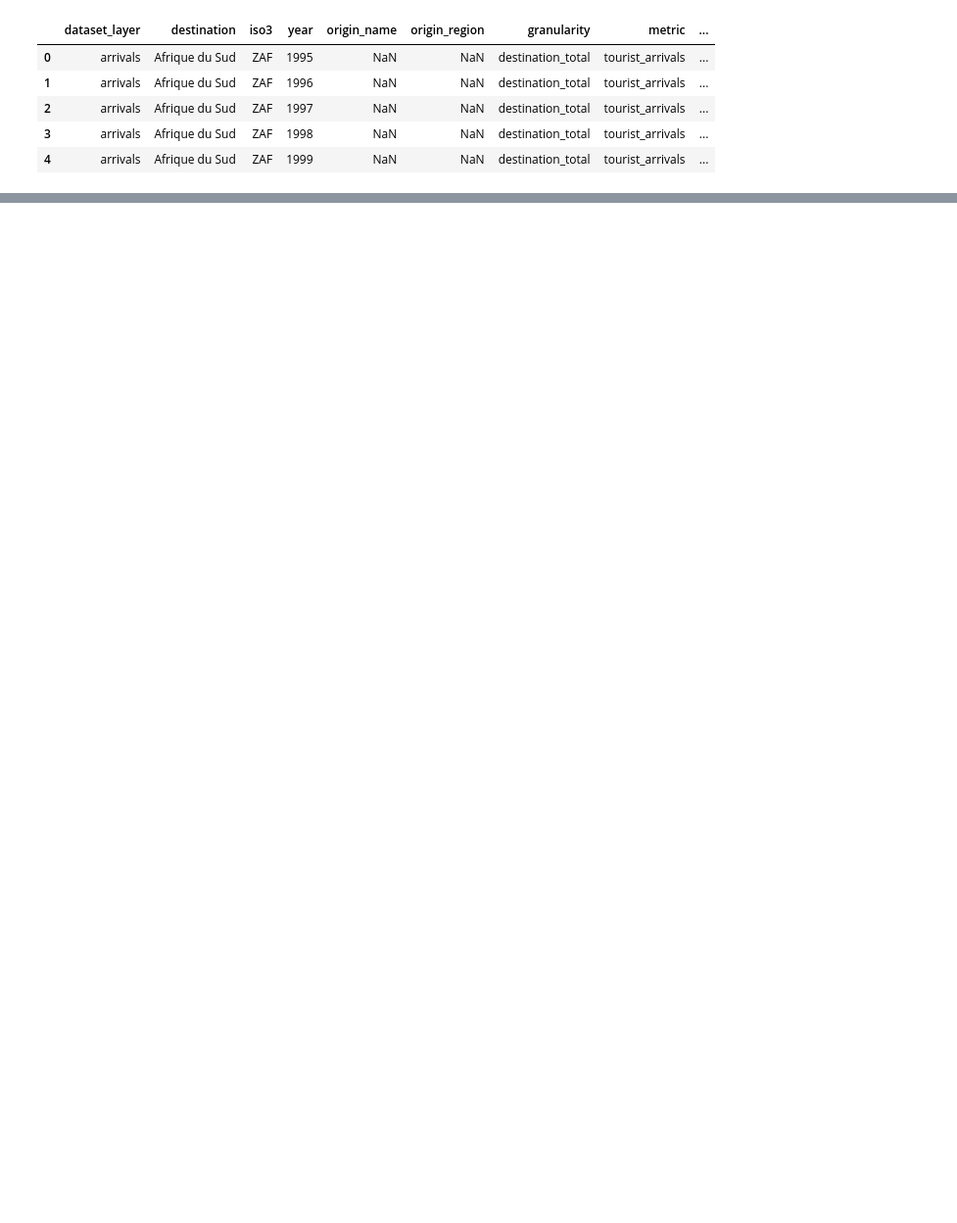
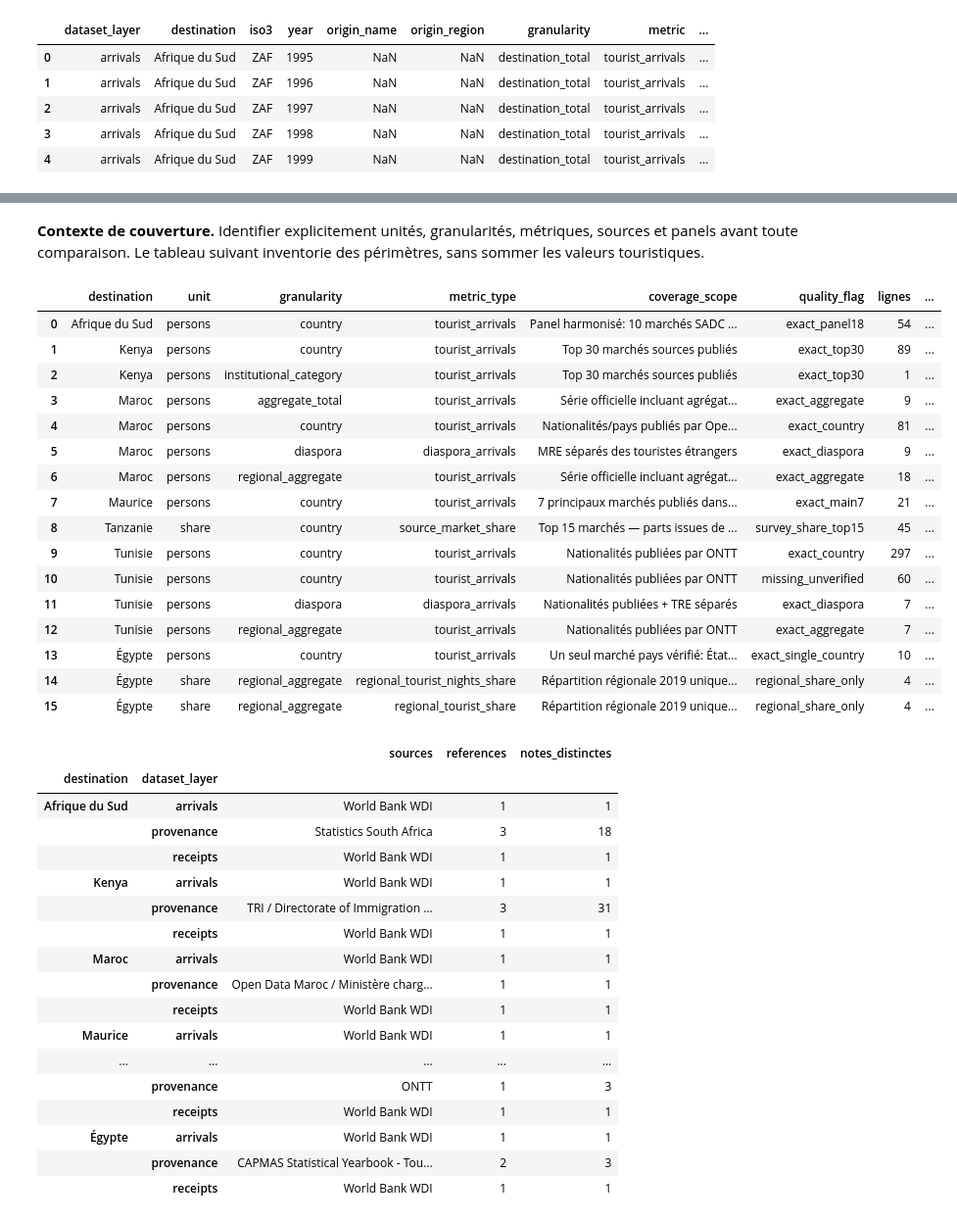
Before and after one commit to DiakiteIsmaila/Trends-Tourisme-Afrique, a Jupyter notebook: notebooks/01_analyse_exploratoire.ipynb, the cells around one changed output, grey strips where cells are left out. Shown at 98% size. Saved outputs shown, nothing was run; the diff lists cells and outputs as text; code cells hidden in the pictures; blank space fills up the shorter version.

```diff
--- a/notebooks/01_analyse_exploratoire.ipynb
+++ b/notebooks/01_analyse_exploratoire.ipynb
@@ -48,0 +174,23 @@ Couches de données : {'provenance': 716, 'arrivals': 182, 'receipts': 182}
+# %%
+national_mask = df["dataset_layer"].isin(["arrivals", "receipts"])
+provenance_mask = df["dataset_layer"].eq("provenance")
+scand = df.loc[df["destination"].eq("Tunisie") & df["origin_name"].eq("Scandinaves")]
+uno = df.loc[df["destination"].eq("Kenya") & df["origin_name"].eq("United Nations Organization")]
+tun_missing = df.loc[provenance_mask & df["destination"].eq("Tunisie") & df["value"].isna() & df["year"].isin([2017, 2018])]
+trace_columns = ["source_name", "source_reference", "coverage_scope", "notes"]
+expected_metric = df["dataset_layer"].map({"arrivals": "tourist_arrivals", "receipts": "tourism_receipts", "provenance": "tourist_origin"})
+national_units = df.loc[national_mask, "dataset_layer"].map({"arrivals": "persons", "receipts": "current_USD"})
+share_values = df.loc[df["unit"].eq("share"), "value"].dropna()
+
+integrity_controls = control_table([
+    ("Année entière sans absence", "Vrai", str(pd.api.types.is_integer_dtype(df["year"]) and df["year"].notna().all()), pd.api.types.is_integer_dtype(df["year"]) and df["year"].notna().all()),
+    ("Value numérique", "Vrai", str(pd.api.types.is_numeric_dtype(df["value"])), pd.api.types.is_numeric_dtype(df["value"])),
+    ("Metric cohérente avec la couche", "Vrai", str(df["metric"].eq(expected_metric).all()), df["metric"].eq(expected_metric).all()),
+    ("Unités nationales", "persons / current_USD", ", ".join(sorted(df.loc[national_mask, "unit"].unique())), df.loc[national_mask, "unit"].eq(national_units).all()),
+    ("Totaux nationaux", "destination_total", ", ".join(df.loc[national_mask, "granularity"].unique()), df.loc[national_mask, ["granularity", "metric_type"]].eq("destination_total").all().all()),
+    ("Parts décimales", "Entre 0 et 1", f"{share_values.min():.3f} à {share_values.max():.3f}", share_values.between(0, 1).all()),
+    ("Traçabilité renseignée", "0 champ vide", str(int(df[trace_columns].isna().sum().sum())), df[trace_columns].notna().all().all() and df[trace_columns].apply(lambda s: s.str.strip().ne("").all()).all()),
+    ("Scandinaves", "7 lignes, 2017–2023, agrégat", str(len(scand)), len(scand) == 7 and set(scand["year"]) == set(range(2017, 2024)) and scand["granularity"].eq("regional_aggregate").all() and scand["quality_flag"].eq("exact_aggregate").all()),
+    ("ONU Kenya", "1 ligne 2022, institution, exact_top30", str(len(uno)), len(uno) == 1 and uno["year"].eq(2022).all() and uno["granularity"].eq("institutional_category").all() and uno["quality_flag"].eq("exact_top30").all()),
+    ("Absences tunisiennes", "60 lignes missing_unverified", str(len(tun_missing)), len(tun_missing) == 60 and tun_missing["quality_flag"].eq("missing_unverified").all() and tun_missing["value"].isna().all()),
+])
@@ -131,0 +461,50 @@ controle_valeurs
+# %% [markdown]
+**Contexte de couverture.** Identifier explicitement unités, granularités, métriques, sources et panels avant toute comparaison. Le tableau suivant inventorie des périmètres, sans sommer les valeurs touristiques.
+# %%
+context_columns = ["destination", "unit", "granularity", "metric_type", "coverage_scope", "quality_flag"]
+provenance_context = df.loc[provenance_mask].groupby(context_columns, dropna=False, sort=True).agg(
+    lignes=("value", "size"), renseignees=("value", "count"),
+).rename(columns={"renseignees": "valeurs renseignées"}).reset_index()
+display(provenance_context)
+traceability_summary = df.groupby(["destination", "dataset_layer"]).agg(
+    sources=("source_name", lambda s: " ; ".join(sorted(s.unique()))),
+    references=("source_reference", "nunique"),
+    notes_distinctes=("notes", "nunique"),
+)
+display(traceability_summary)
+# %% [output]
+|  | destination | unit | granularity | metric_type | coverage_scope | quality_flag | lignes | ... |
+| 0 | Afrique du Sud | persons | country | tourist_arrivals | Panel harmonisé: 10 marchés SADC ... | exact_panel18 | 54 | ... |
+| 1 | Kenya | persons | country | tourist_arrivals | Top 30 marchés sources publiés | exact_top30 | 89 | ... |
+| 2 | Kenya | persons | institutional_category | tourist_arrivals | Top 30 marchés sources publiés | exact_top30 | 1 | ... |
+| 3 | Maroc | persons | aggregate_total | tourist_arrivals | Série officielle incluant agrégat... | exact_aggregate | 9 | ... |
+| 4 | Maroc | persons | country | tourist_arrivals | Nationalités/pays publiés par Ope... | exact_country | 81 | ... |
+| 5 | Maroc | persons | diaspora | diaspora_arrivals | MRE séparés des touristes étrangers | exact_diaspora | 9 | ... |
+| 6 | Maroc | persons | regional_aggregate | tourist_arrivals | Série officielle incluant agrégat... | exact_aggregate | 18 | ... |
+| 7 | Maurice | persons | country | tourist_arrivals | 7 principaux marchés publiés dans... | exact_main7 | 21 | ... |
+| 8 | Tanzanie | share | country | source_market_share | Top 15 marchés — parts issues de ... | survey_share_top15 | 45 | ... |
+| 9 | Tunisie | persons | country | tourist_arrivals | Nationalités publiées par ONTT | exact_country | 297 | ... |
+| 10 | Tunisie | persons | country | tourist_arrivals | Nationalités publiées par ONTT | missing_unverified | 60 | ... |
+| 11 | Tunisie | persons | diaspora | diaspora_arrivals | Nationalités publiées + TRE séparés | exact_diaspora | 7 | ... |
+| 12 | Tunisie | persons | regional_aggregate | tourist_arrivals | Nationalités publiées par ONTT | exact_aggregate | 7 | ... |
+| 13 | Égypte | persons | country | tourist_arrivals | Un seul marché pays vérifié: État... | exact_single_country | 10 | ... |
+| 14 | Égypte | share | regional_aggregate | regional_tourist_nights_share | Répartition régionale 2019 unique... | regional_share_only | 4 | ... |
+| 15 | Égypte | share | regional_aggregate | regional_tourist_share | Répartition régionale 2019 unique... | regional_share_only | 4 | ... |
+|  |  | sources | references | notes_distinctes |
+| destination | dataset_layer |  |  |  |
+| Afrique du Sud | arrivals | World Bank WDI | 1 | 1 |
+|  | provenance | Statistics South Africa | 3 | 18 |
+|  | receipts | World Bank WDI | 1 | 1 |
+| Kenya | arrivals | World Bank WDI | 1 | 1 |
+|  | provenance | TRI / Directorate of Immigration ... | 3 | 31 |
+|  | receipts | World Bank WDI | 1 | 1 |
+| Maroc | arrivals | World Bank WDI | 1 | 1 |
+|  | provenance | Open Data Maroc / Ministère charg... | 1 | 1 |
+|  | receipts | World Bank WDI | 1 | 1 |
+| Maurice | arrivals | World Bank WDI | 1 | 1 |
+| ... | ... | ... | ... | ... |
+|  | provenance | ONTT | 1 | 3 |
+|  | receipts | World Bank WDI | 1 | 1 |
+| Égypte | arrivals | World Bank WDI | 1 | 1 |
+|  | provenance | CAPMAS Statistical Yearbook - Tou... | 2 | 3 |
+|  | receipts | World Bank WDI | 1 | 1 |
```
Also changed, not shown: parts of 45 cells of this notebook.
